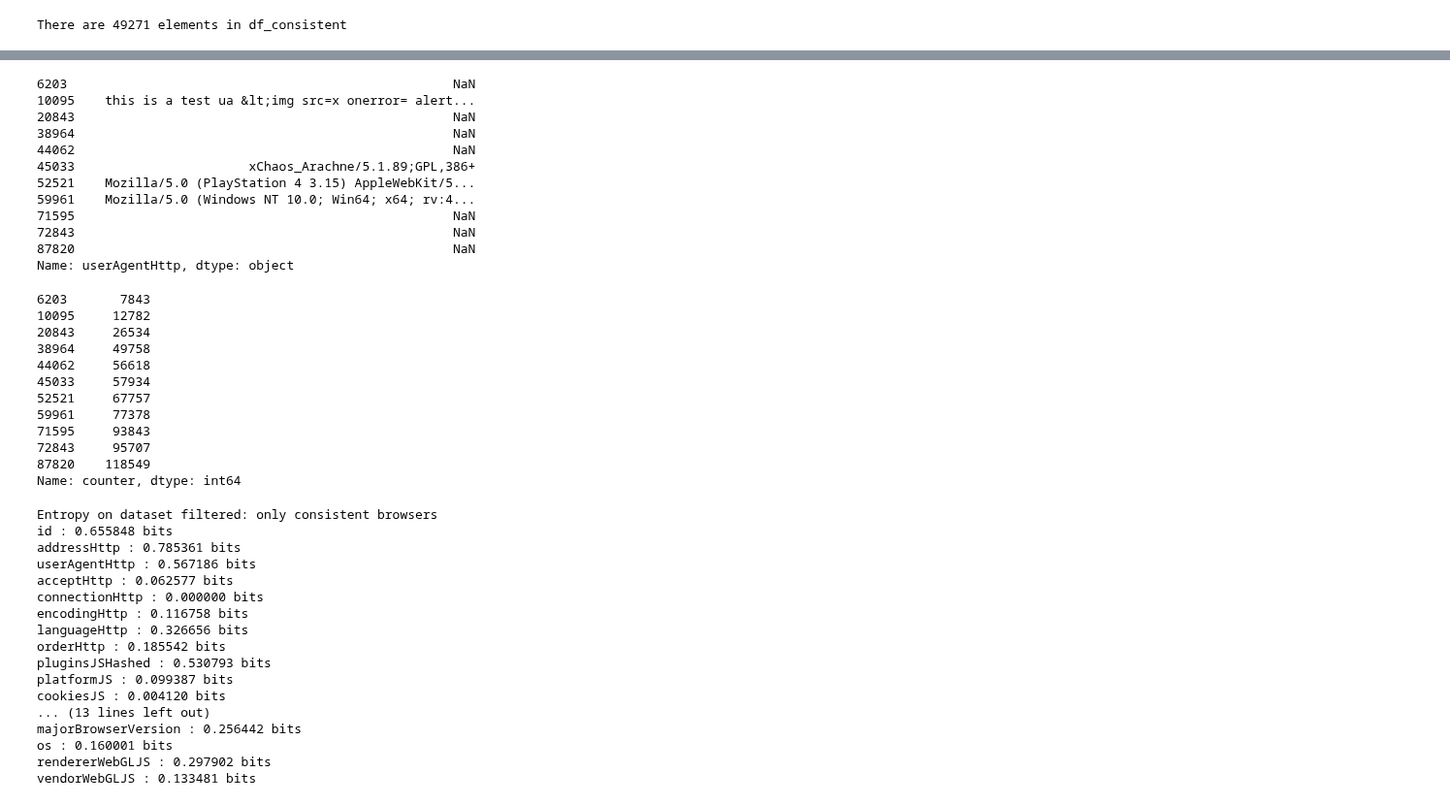
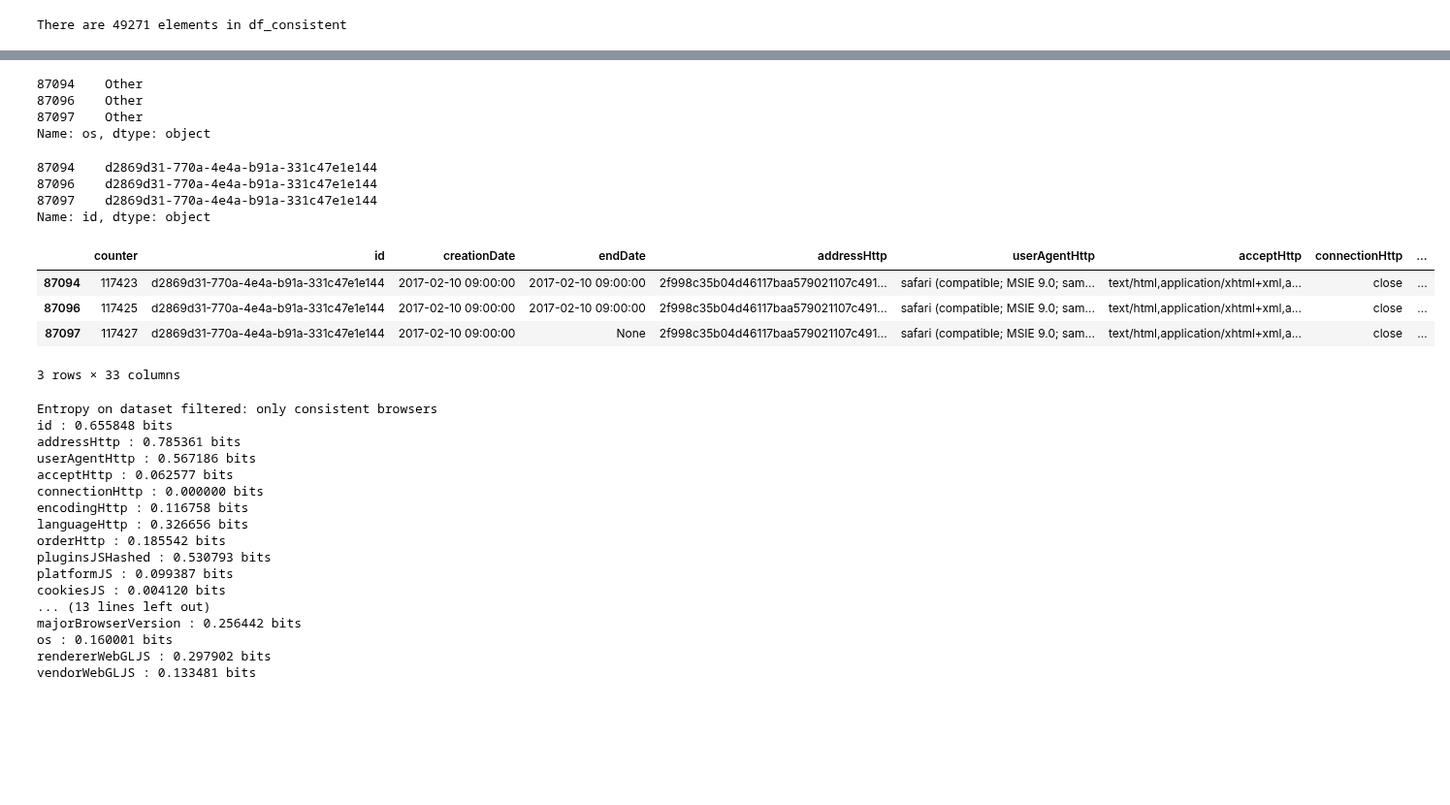
Before and after one commit to mGosset/BrowserFingerprint, a Jupyter notebook: notebooks/exploratory/analyse_empreintes.ipynb, the cells around one changed output, grey strips where cells are left out. Shown at 97% size. Saved outputs shown, nothing was run; the diff lists cells and outputs as text; code cells hidden in the pictures; blank space fills up the shorter version.

```diff
--- a/notebooks/exploratory/analyse_empreintes.ipynb
+++ b/notebooks/exploratory/analyse_empreintes.ipynb
@@ -78,35 +79,27 @@ vendorWebGLJS : 13 distinct values
 # %%
 # Détection of inconsistent values
-df_consistent[df_consistent[Fingerprint.MAJOR_BROWSER_VERSION]== "None"]["userAgentHttp"]
+df_consistent[df_consistent['browserFamily']== "IE Mobile"]["os"]
 # %% [output]
-6203                                                   NaN
-10095    this is a test ua &lt;img src=x onerror= alert...
-20843                                                  NaN
-38964                                                  NaN
-44062                                                  NaN
-45033                       xChaos_Arachne/5.1.89;GPL,386+
-52521    Mozilla/5.0 (PlayStation 4 3.15) AppleWebKit/5...
-59961    Mozilla/5.0 (Windows NT 10.0; Win64; x64; rv:4...
-71595                                                  NaN
-72843                                                  NaN
-87820                                                  NaN
-Name: userAgentHttp, dtype: object
+87094    Other
+87096    Other
+87097    Other
+Name: os, dtype: object
 # %%
 # N° of the fingerprint to take off it from consistent fingerprints
-df_consistent[df_consistent[Fingerprint.MAJOR_BROWSER_VERSION] == "None"]["counter"]
+df_consistent[df_consistent['browserFamily'] == "IE Mobile"]["id"]
 # %% [output]
-6203       7843
-10095     12782
-20843     26534
-38964     49758
-44062     56618
-45033     57934
-52521     67757
-59961     77378
-71595     93843
-72843     95707
-87820    118549
-Name: counter, dtype: int64
+87094    d2869d31-770a-4e4a-b91a-331c47e1e144
+87096    d2869d31-770a-4e4a-b91a-331c47e1e144
+87097    d2869d31-770a-4e4a-b91a-331c47e1e144
+Name: id, dtype: object
+# %%
+df_consistent[df_consistent['id']== "d2869d31-770a-4e4a-b91a-331c47e1e144"]
+# %% [output]
+|  | counter | id | creationDate | endDate | addressHttp | userAgentHttp | acceptHttp | connectionHttp | ... |
+| 87094 | 117423 | d2869d31-770a-4e4a-b91a-331c47e1e144 | 2017-02-10 09:00:00 | 2017-02-10 09:00:00 | 2f998c35b04d46117baa579021107c491... | safari (compatible; MSIE 9.0; sam... | text/html,application/xhtml+xml,a... | close | ... |
+| 87096 | 117425 | d2869d31-770a-4e4a-b91a-331c47e1e144 | 2017-02-10 09:00:00 | 2017-02-10 09:00:00 | 2f998c35b04d46117baa579021107c491... | safari (compatible; MSIE 9.0; sam... | text/html,application/xhtml+xml,a... | close | ... |
+| 87097 | 117427 | d2869d31-770a-4e4a-b91a-331c47e1e144 | 2017-02-10 09:00:00 | None | 2f998c35b04d46117baa579021107c491... | safari (compatible; MSIE 9.0; sam... | text/html,application/xhtml+xml,a... | close | ... |
+3 rows × 33 columns
 # %%
 # entropy
 def compute_entropy(df, attribute):
```
Also changed, not shown: parts of 15 cells of this notebook.
